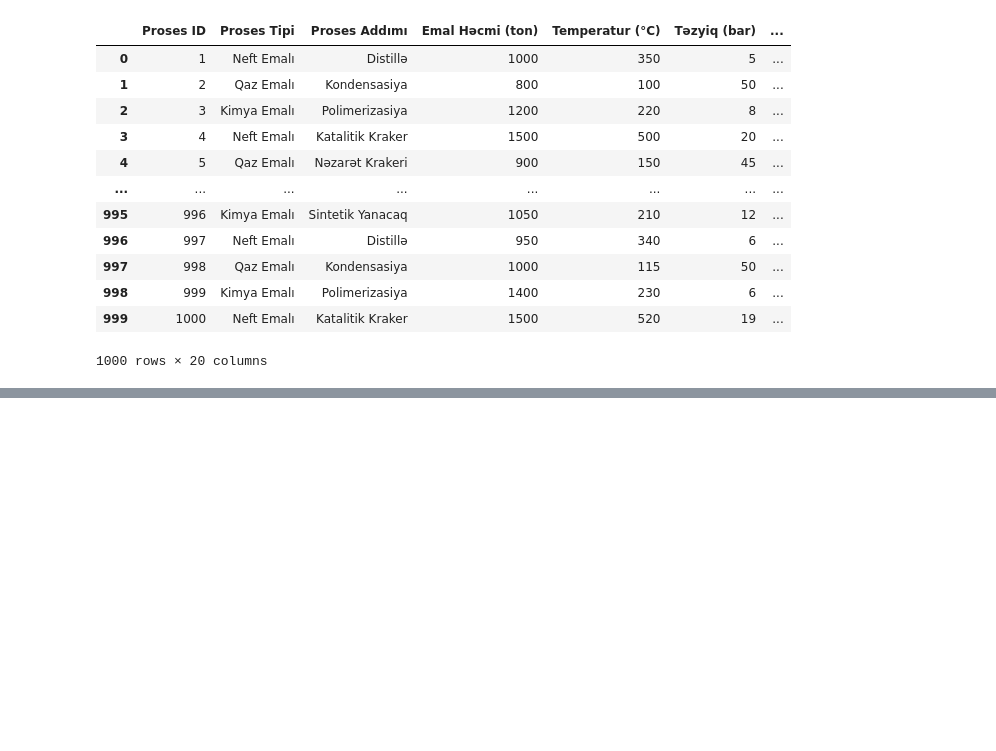
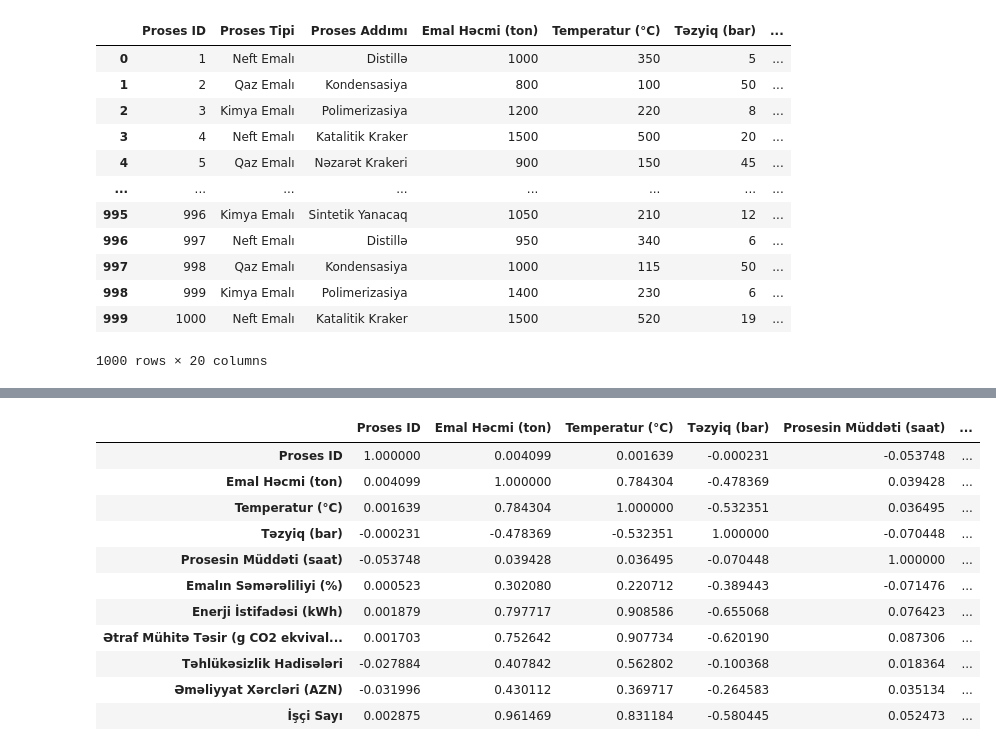
Before and after one commit to interview-tasks/ProcessAnalyst, a Jupyter notebook: analyse.ipynb, the cells around one changed output, grey strips where cells are left out. Cells and saved outputs as stored; diff of their text form; code cells hidden in the pictures; blank space fills up the shorter version.

```diff
--- a/analyse.ipynb
+++ b/analyse.ipynb
@@ -19,0 +42,16 @@ df
+# %%
+numeric_df = df.select_dtypes(include='number')
+numeric_df.corr().style.background_gradient(cmap='coolwarm')
+# %% [output]
+|  | Proses ID | Emal Həcmi (ton) | Temperatur (°C) | Təzyiq (bar) | Prosesin Müddəti (saat) | ... |
+| Proses ID | 1.000000 | 0.004099 | 0.001639 | -0.000231 | -0.053748 | ... |
+| Emal Həcmi (ton) | 0.004099 | 1.000000 | 0.784304 | -0.478369 | 0.039428 | ... |
+| Temperatur (°C) | 0.001639 | 0.784304 | 1.000000 | -0.532351 | 0.036495 | ... |
+| Təzyiq (bar) | -0.000231 | -0.478369 | -0.532351 | 1.000000 | -0.070448 | ... |
+| Prosesin Müddəti (saat) | -0.053748 | 0.039428 | 0.036495 | -0.070448 | 1.000000 | ... |
+| Emalın Səmərəliliyi (%) | 0.000523 | 0.302080 | 0.220712 | -0.389443 | -0.071476 | ... |
+| Enerji İstifadəsi (kWh) | 0.001879 | 0.797717 | 0.908586 | -0.655068 | 0.076423 | ... |
+| Ətraf Mühitə Təsir (g CO2 ekvival... | 0.001703 | 0.752642 | 0.907734 | -0.620190 | 0.087306 | ... |
+| Təhlükəsizlik Hadisələri | -0.027884 | 0.407842 | 0.562802 | -0.100368 | 0.018364 | ... |
+| Əməliyyat Xərcləri (AZN) | -0.031996 | 0.430112 | 0.369717 | -0.264583 | 0.035134 | ... |
+| İşçi Sayı | 0.002875 | 0.961469 | 0.831184 | -0.580445 | 0.052473 | ... |
```
Also changed, not shown: parts of 3 cells of this notebook, 1 other file.
